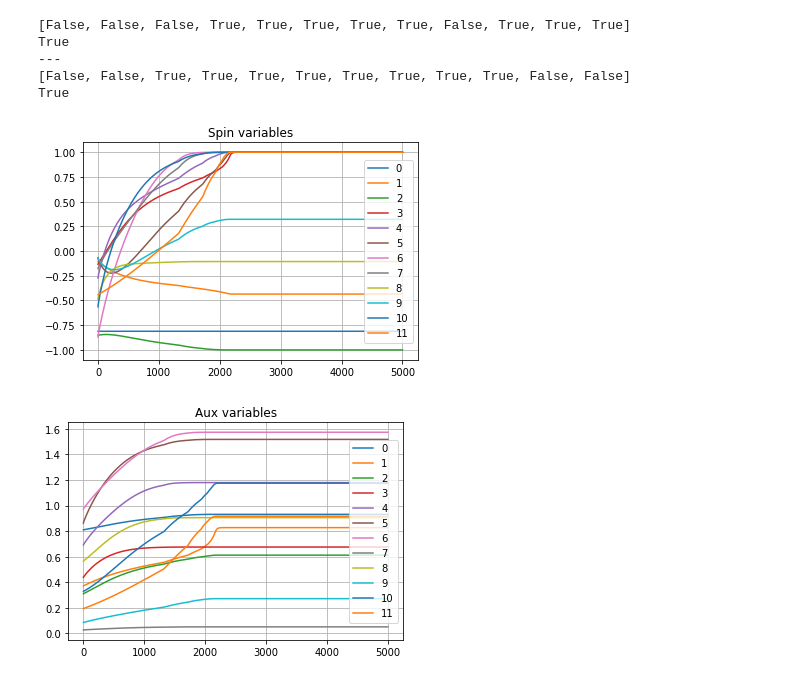
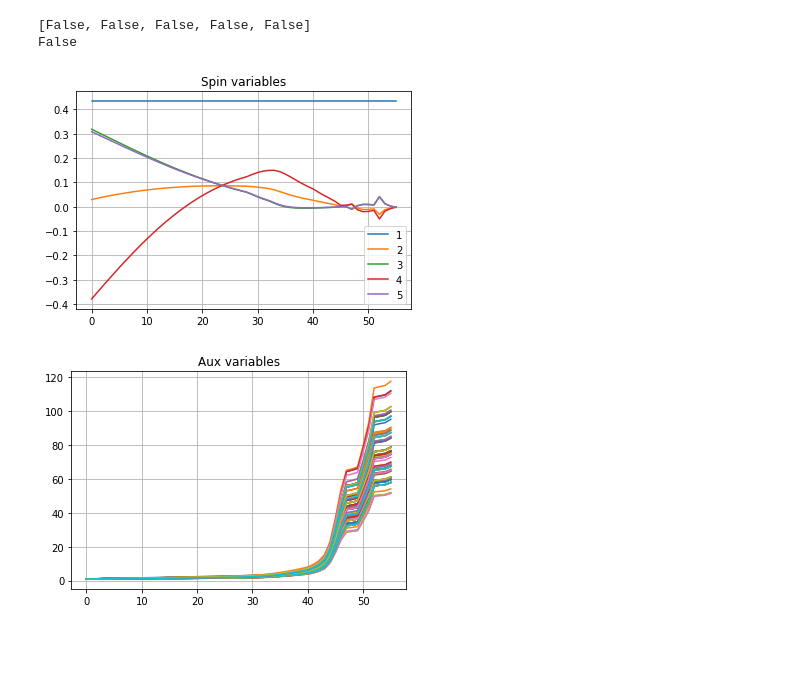
Before and after one commit to Modaino/pySAT, a Jupyter notebook: pSAT_test.ipynb, the cells around one changed output. Drawn from its saved outputs; the diff is of its cells as text; code cells hidden in the pictures; blank space fills up the shorter version.

```diff
--- a/pSAT_test.ipynb
+++ b/pSAT_test.ipynb
@@ -8,27 +8,22 @@ result = myProblem.verify('E:\Aron\BMW_SAT\\bmw_sol\\solution_T24_r.out')
 # %%
 from pSAT_problem import CTDSolver, SATProblem, RK4
 
-cnf_file_name = 'E:\SAT_project\easy.cnf'
+#cnf_file_name = 'E:\SAT_project\easy2.cnf'
+cnf_file_name = "E:\SAT_project\pySAT\easy_max_sat3_n5.cnf"
+#sol = [False, False, True, True, True,True, True, True,True, True, False, False]
+
 myProblem = SATProblem(cnf_file_name)
 mIntegrator = RK4()
 
 
 solver = CTDSolver(myProblem, mIntegrator)
-for i in range(5000):
-    solver.step_function()
+solver.solve(600)
 print(solver.x())
 print(solver.check_solution())
-print("---")
-sol = [False, False, True, True, True,True, True, True,True, True, False, False]
-print(sol)
-print(solver.check_solution(sol))
 solver.plot_traj()
 solver.plot_aux()
 # %% [output]
-[False, False, False, True, True, True, True, True, False, True, True, True]
-True
----
-[False, False, True, True, True, True, True, True, True, True, False, False]
-True
+[False, False, False, False, False]
+False
-[figure, old version]
+[figure, new version]
-[figure, old version]
+[figure, new version]
```
Also changed, not shown: parts of 1 cell of this notebook, 3 other files.
